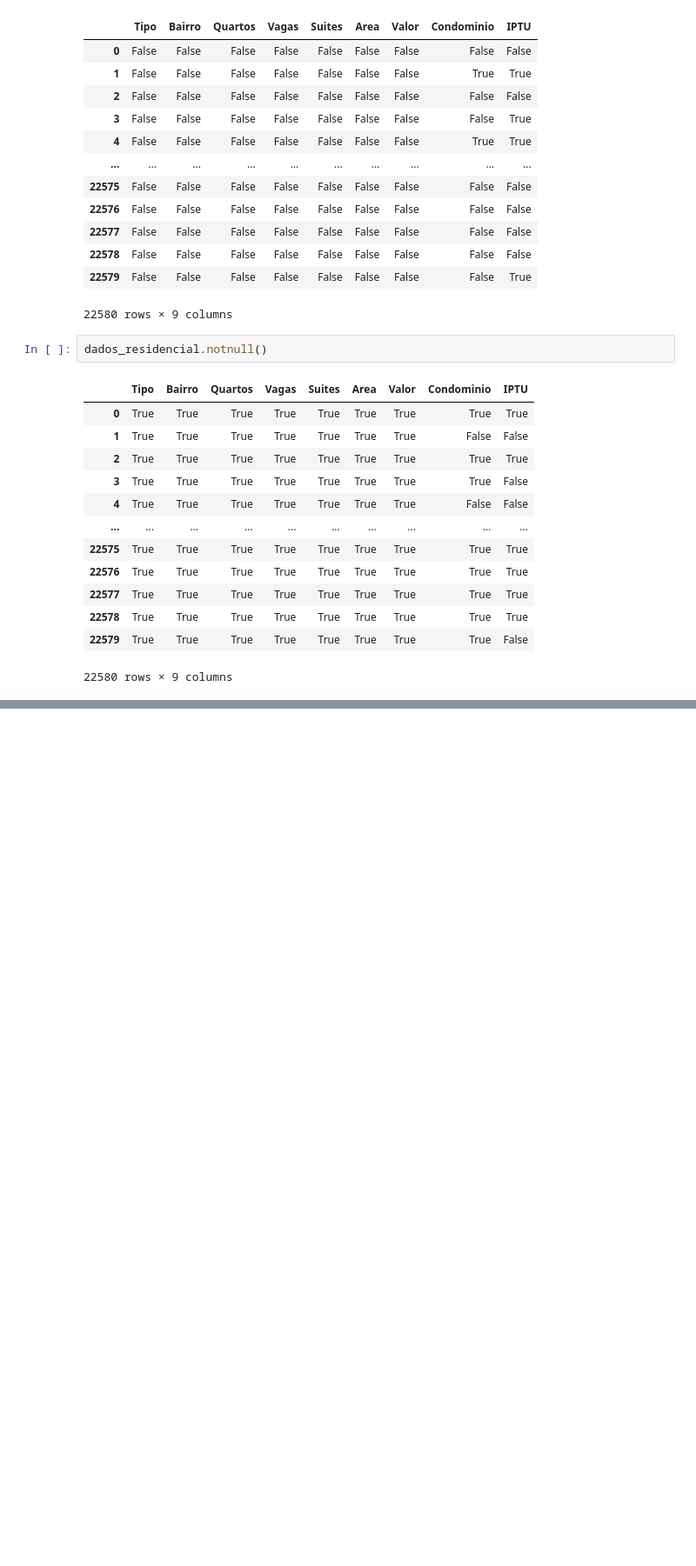
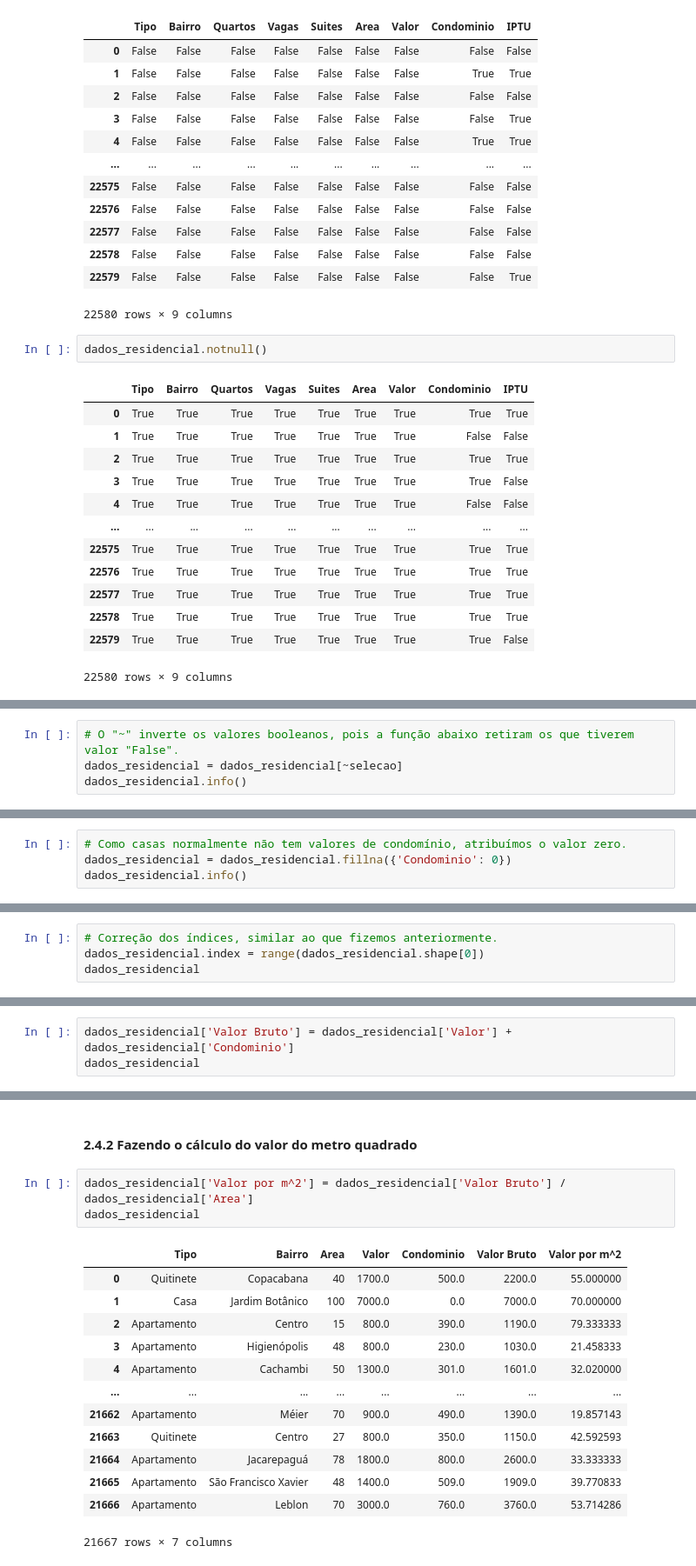
Before and after one commit to DrAdriano/Analise-de-Outliers, a Jupyter notebook: Solução Detalhada.ipynb, the cells around one changed output, grey strips where cells are left out. Shown at 87% size. Saved outputs shown, nothing was run; the diff lists cells and outputs as text; blank space fills up the shorter version.

```diff
--- a/Solução Detalhada.ipynb
+++ b/Solução Detalhada.ipynb
@@ -469,0 +589,4 @@ dados_residencial[dados_residencial['Valor'].isnull()]
+# %%
+# O "~" inverte os valores booleanos, pois a função abaixo retiram os que tiverem valor "False".
+dados_residencial = dados_residencial[~selecao]
+dados_residencial.info()
@@ -469,0 +614,4 @@ dados_residencial[dados_residencial['Valor'].isnull()]
+# %%
+# Como casas normalmente não tem valores de condomínio, atribuímos o valor zero.
+dados_residencial = dados_residencial.fillna({'Condominio': 0})
+dados_residencial.info()
@@ -469,0 +631,4 @@ dados_residencial[dados_residencial['Valor'].isnull()]
+# %%
+# Correção dos índices, similar ao que fizemos anteriormente.
+dados_residencial.index = range(dados_residencial.shape[0])
+dados_residencial
@@ -469,0 +652,3 @@ dados_residencial[dados_residencial['Valor'].isnull()]
+# %%
+dados_residencial['Valor Bruto'] = dados_residencial['Valor'] + dados_residencial['Condominio']
+dados_residencial
@@ -469,0 +669,19 @@ dados_residencial[dados_residencial['Valor'].isnull()]
+# %% [markdown]
+#### 2.4.2 Fazendo o cálculo do valor do metro quadrado
+# %%
+dados_residencial['Valor por m^2'] = dados_residencial['Valor Bruto'] / dados_residencial['Area']
+dados_residencial
+# %% [output]
+|  | Tipo | Bairro | Area | Valor | Condominio | Valor Bruto | Valor por m^2 |
+| 0 | Quitinete | Copacabana | 40 | 1700.0 | 500.0 | 2200.0 | 55.000000 |
+| 1 | Casa | Jardim Botânico | 100 | 7000.0 | 0.0 | 7000.0 | 70.000000 |
+| 2 | Apartamento | Centro | 15 | 800.0 | 390.0 | 1190.0 | 79.333333 |
+| 3 | Apartamento | Higienópolis | 48 | 800.0 | 230.0 | 1030.0 | 21.458333 |
+| 4 | Apartamento | Cachambi | 50 | 1300.0 | 301.0 | 1601.0 | 32.020000 |
+| ... | ... | ... | ... | ... | ... | ... | ... |
+| 21662 | Apartamento | Méier | 70 | 900.0 | 490.0 | 1390.0 | 19.857143 |
+| 21663 | Quitinete | Centro | 27 | 800.0 | 350.0 | 1150.0 | 42.592593 |
+| 21664 | Apartamento | Jacarepaguá | 78 | 1800.0 | 800.0 | 2600.0 | 33.333333 |
+| 21665 | Apartamento | São Francisco Xavier | 48 | 1400.0 | 509.0 | 1909.0 | 39.770833 |
+| 21666 | Apartamento | Leblon | 70 | 3000.0 | 760.0 | 3760.0 | 53.714286 |
+21667 rows × 7 columns
```
Also changed, not shown: parts of 43 cells of this notebook, 2 other files.
